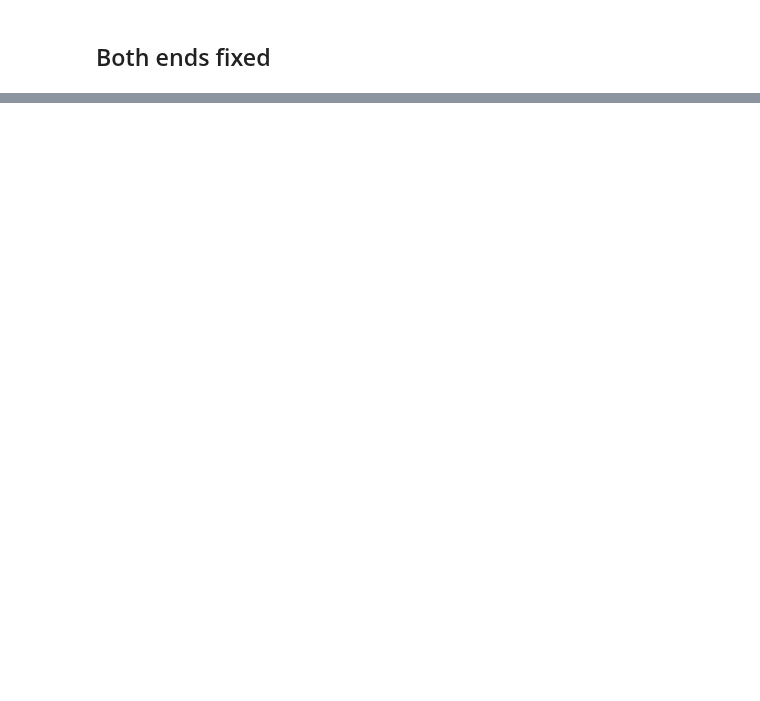
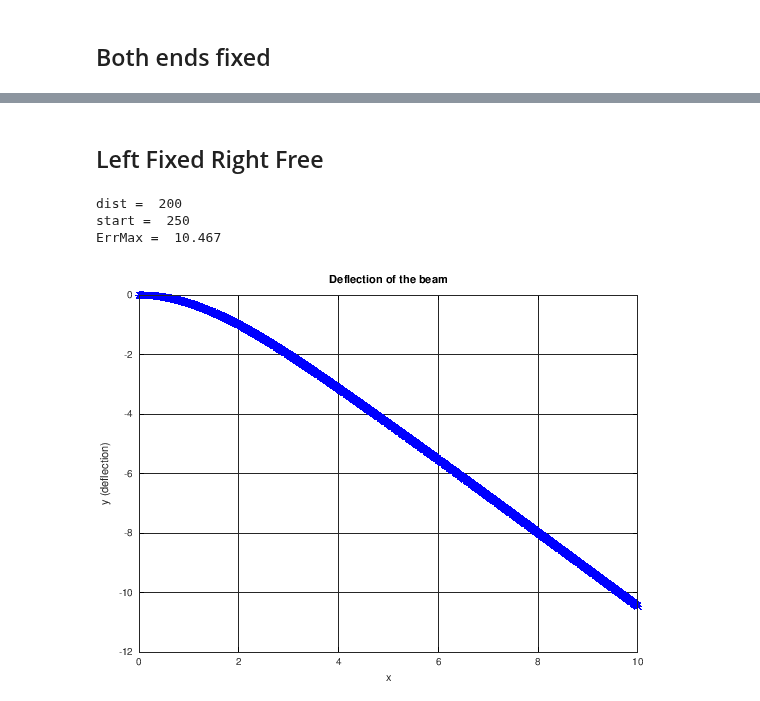
Before and after one commit to branberry/URGOResearch, a Jupyter notebook: SteelBeam.ipynb, the cells around one changed output, grey strips where cells are left out. Drawn from its saved outputs; the diff is of its cells as text; code cells hidden in the pictures; blank space fills up the shorter version.

Commit message:
added left fixed right free block

```diff
--- a/SteelBeam.ipynb
+++ b/SteelBeam.ipynb
@@ -592,0 +597,59 @@ grid on;
+# %% [markdown]
+## Left Fixed Right Free
+# %%
+n = 1000; % number of subintervals on [0, L]
+h = L/n; % discretization spacing
+N = n + 1; % number of unknowns to be solved for
+% Define the RHS of the system
+f = -h^4/(E*I) * w * ones(N, 1);
+% Define the number of subintervals where the block is applying force
+dist = ceil(block_length/h)
+
+% Define the starting distance of the block:
+start = ceil(3*n/4)
+
+% Define the segment the block is being applied to:
+finish = start + dist;
+
+f(1) = f(N) = 0;
+for i = start:finish
+    % I divide the block_mass by dist because dist represents the number of segments
+    % The block is being applied to.
+    f(i) = -h^4/(E*I) * (w +  block_mass_per_unit);
+endfor
+
+% Define the matrix of the system. Notation: d0 is the main diagonal;
+% dpn is "main diagonal + n" (superdiagonal n); dmn is "main diagonal - n" (subdiagonal n)
+d0 = 6*ones(1, N);
+dp1 = dm1 = -4*ones(1, N-1);
+dp2 = dm2 = ones(1, N-2);
+% Fixed left end
+d0(1) = 1.0; d0(2) = 7.0;
+dp1(1) = 0.0;
+dp2(1) = 0.0;
+dm1(1) = 0.0;
+dm2(1) = 0.0;
+% Free right end
+d0(N) = 1.0; d0(N-1) = 5.0;
+dp1(N-1) = -2.0;
+dp2(N-2) = 1.0;
+dm1(N-1) = -2.0;
+dm2(N-2) = 1.0;
+% Solve for y
+y = GaussElimPenta(dm2, dm1, d0, dp1, dp2, f);
+% Plots
+
+x = (0:h:L)';
+y_exact = -b*d*rho*g/(24*E*I)*x.^2.*(L - x).^2;
+ErrMax = max(abs(y-y_exact))
+# %% [output]
+dist =  200
+start =  250
+ErrMax =  10.467
+# %%
+plot(x, y, "b*")
+title('Deflection of the beam');
+xlabel('x'); ylabel('y (deflection)');
+grid on;
+# %% [output]
+[figure, added]
```
Also changed, not shown: parts of 3 cells of this notebook.
